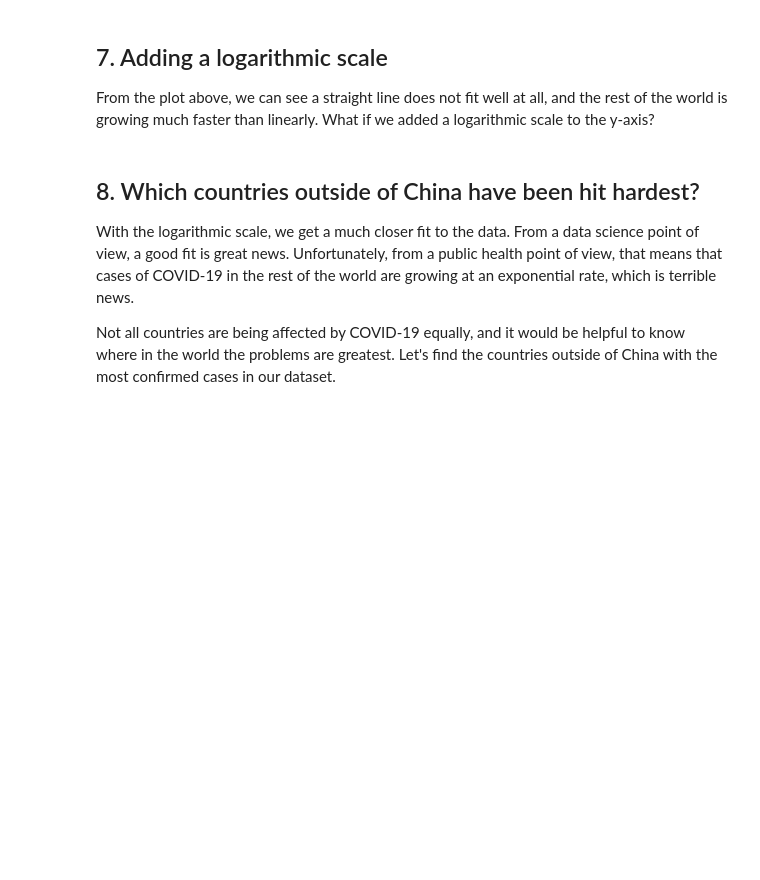
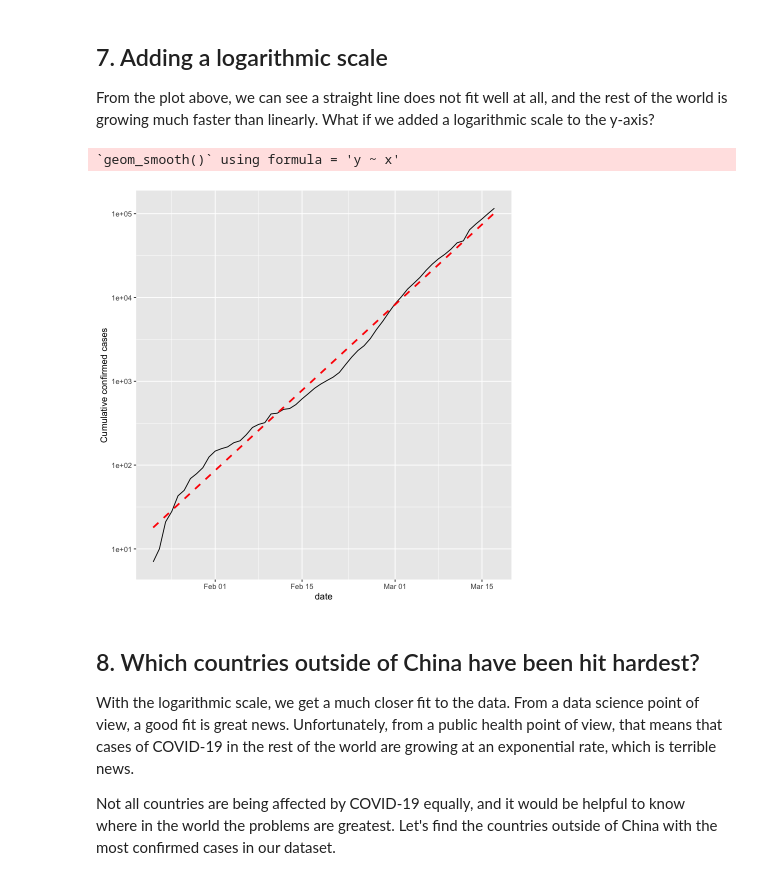
Before and after one commit to JeremyTallant/covid19_R_data_visualization, a Jupyter notebook: r_visualization.ipynb, the cells around one changed output. Saved outputs shown, nothing was run; the diff lists cells and outputs as text; code cells hidden in the pictures; blank space fills up the shorter version.

```diff
--- a/r_visualization.ipynb
+++ b/r_visualization.ipynb
@@ -168,7 +168,10 @@ plt_not_china_trend_lin
 # %%
 # Modify the plot to use a logarithmic scale on the y-axis
 plt_not_china_trend_lin +
-  ....
+  scale_y_log10()
+# %% [output]
+`geom_smooth()` using formula = 'y ~ x'
+[figure, added]
 # %% [markdown]
 ## 8. Which countries outside of China have been hit hardest?
 <p>With the logarithmic scale, we get a much closer fit to the data. From a data science point of view, a good fit is great news. Unfortunately, from a public health point of view, that means that cases of COVID-19 in the rest of the world are growing at an exponential rate, which is terrible news.</p>
```
